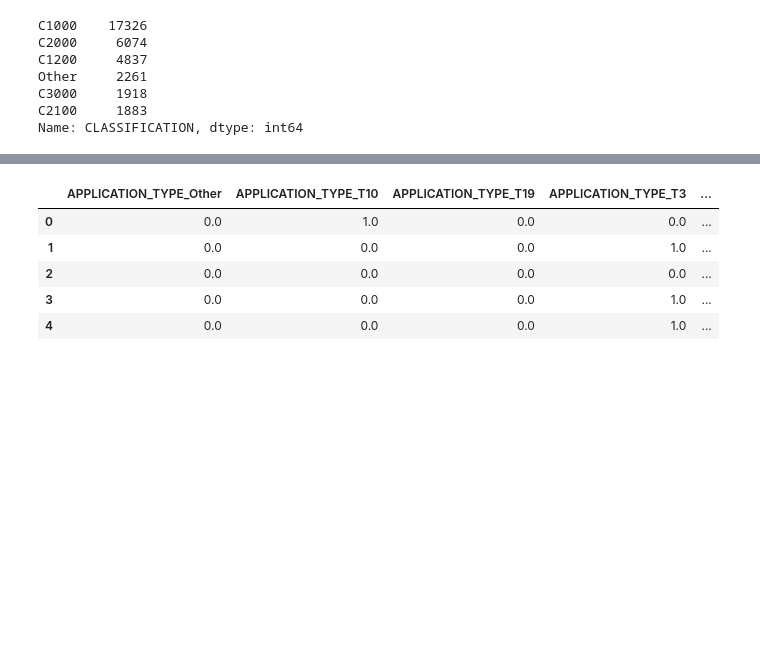
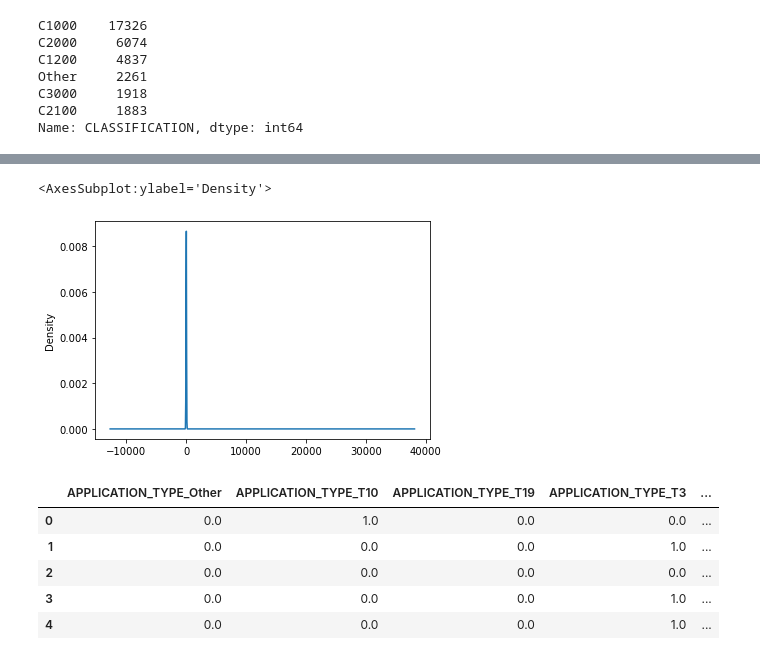
Before and after one commit to farbodjs/Neural_Network_Charity_Analysis, a Jupyter notebook: AlphabetSoupCharity_Optimzation.ipynb, the cells around one changed output, grey strips where cells are left out. Saved outputs shown, nothing was run; the diff lists cells and outputs as text; code cells hidden in the pictures; blank space fills up the shorter version.

Commit message:
getting a value count on ask_amt

```diff
--- a/AlphabetSoupCharity_Optimzation.ipynb
+++ b/AlphabetSoupCharity_Optimzation.ipynb
@@ -134,3 +134,7 @@ Other     2261
 C3000     1918
 C2100     1883
 Name: CLASSIFICATION, dtype: int64
+# %%
+# Look at ASK_AMT value counts
+ask_amt_counts = application_df.ASK_AMT.value_counts()
+ask_amt_counts
@@ -137,3 +154,9 @@ Name: CLASSIFICATION, dtype: int64
+# %%
+# Visualize the value counts of ASK_AMT
+ask_amt_counts.plot.density()
+# %% [output]
+<AxesSubplot:ylabel='Density'>
+[figure, added]
 # %%
 # Generate our categorical variable lists
 application_cat = ["APPLICATION_TYPE", "AFFILIATION", "CLASSIFICATION", "USE_CASE", "ORGANIZATION", "INCOME_AMT",
```
Also changed, not shown: parts of 1 cell of this notebook.
